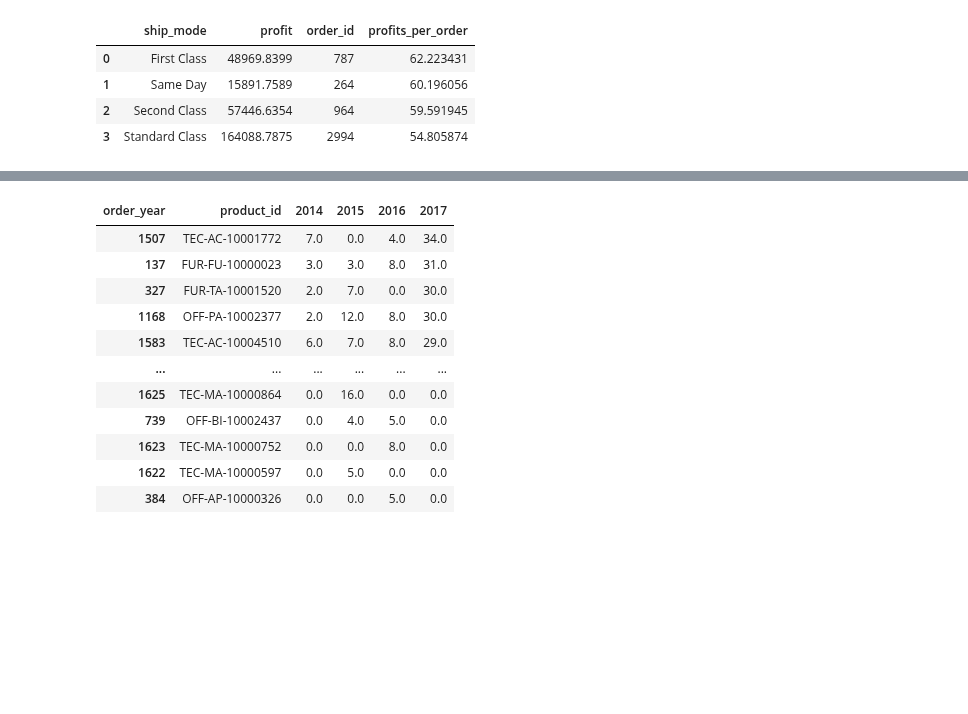
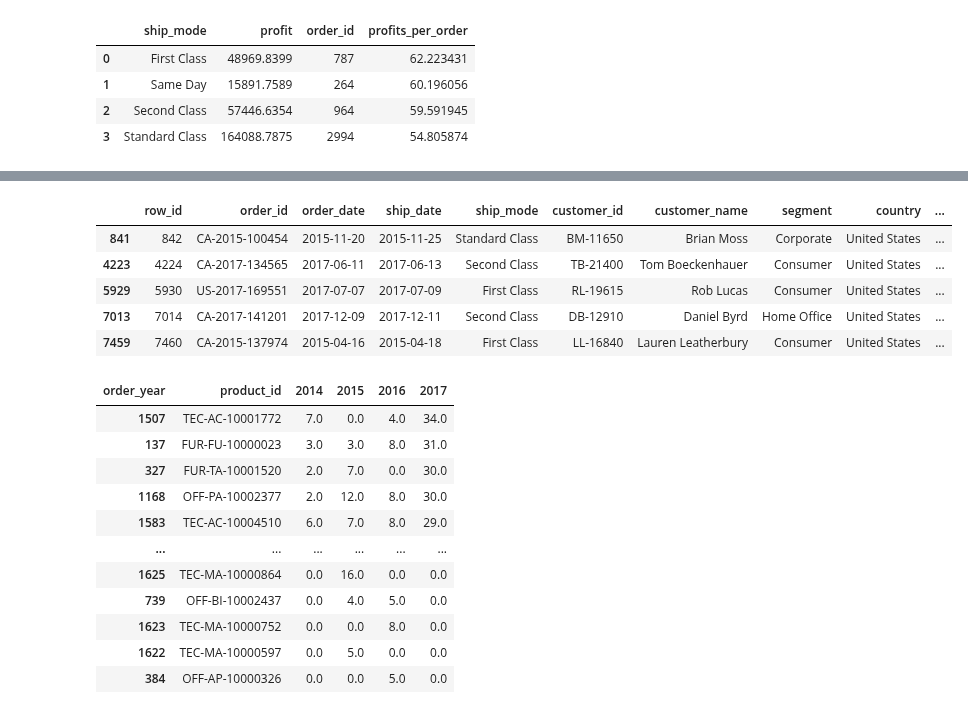
Before and after one commit to Dilcia19/superstore, a Jupyter notebook: notebooks/analysis_in_py.ipynb, the cells around one changed output, grey strips where cells are left out. Saved outputs shown, nothing was run; the diff lists cells and outputs as text; code cells hidden in the pictures; blank space fills up the shorter version.

```diff
--- a/notebooks/analysis_in_py.ipynb
+++ b/notebooks/analysis_in_py.ipynb
@@ -467,3 +510,13 @@ ship_mode_profits.sort_values(by='profits_per_order', ascending=False)
+# %%
+case1 = store_records[store_records['product_id'] == 'FUR-BO-10001519']
+case1
+# %% [output]
+|  | row_id | order_id | order_date | ship_date | ship_mode | customer_id | customer_name | segment | country | ... |
+| 841 | 842 | CA-2015-100454 | 2015-11-20 | 2015-11-25 | Standard Class | BM-11650 | Brian Moss | Corporate | United States | ... |
+| 4223 | 4224 | CA-2017-134565 | 2017-06-11 | 2017-06-13 | Second Class | TB-21400 | Tom Boeckenhauer | Consumer | United States | ... |
+| 5929 | 5930 | US-2017-169551 | 2017-07-07 | 2017-07-09 | First Class | RL-19615 | Rob Lucas | Consumer | United States | ... |
+| 7013 | 7014 | CA-2017-141201 | 2017-12-09 | 2017-12-11 | Second Class | DB-12910 | Daniel Byrd | Home Office | United States | ... |
+| 7459 | 7460 | CA-2015-137974 | 2015-04-16 | 2015-04-18 | First Class | LL-16840 | Lauren Leatherbury | Consumer | United States | ... |
 # %%
 # list of products consistently in high demand across all years, started
 
```
Also changed, not shown: parts of 3 cells of this notebook.
